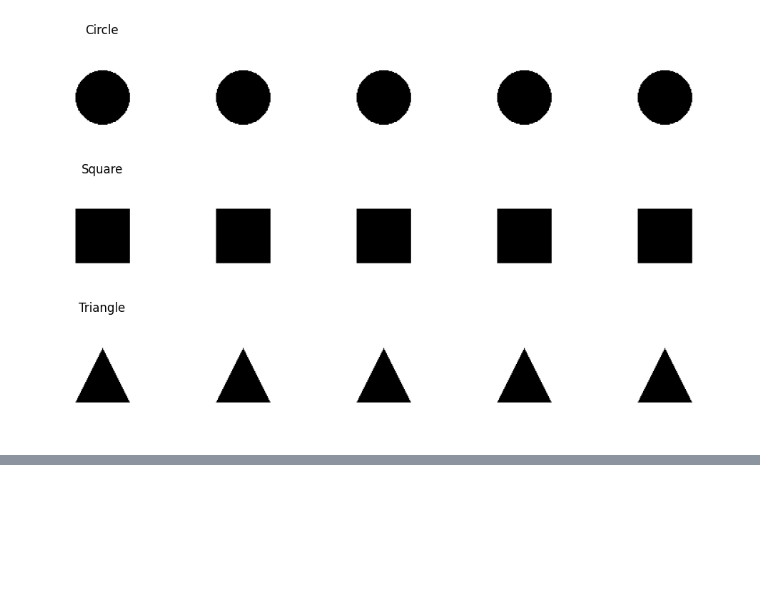
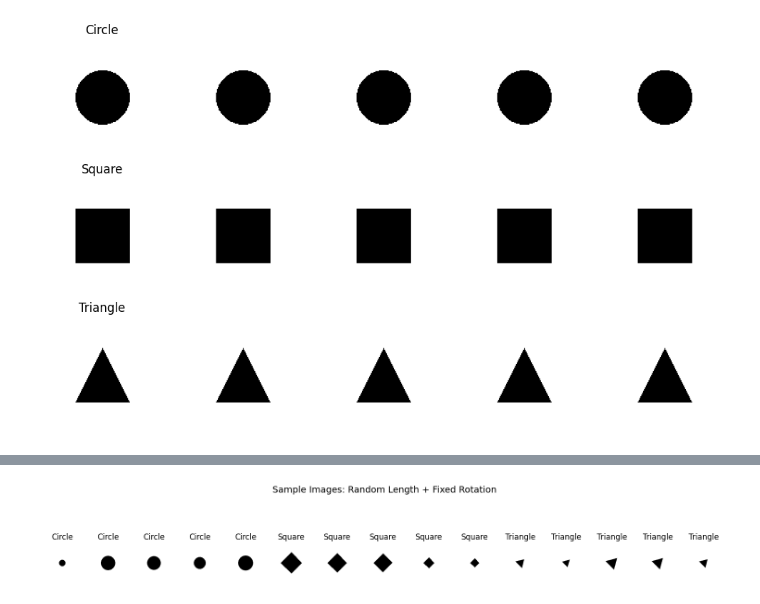
Before and after one commit to yasirusama61/ShapeClassifierPyTorch, a Jupyter notebook: Shape_Classifier.ipynb, the cells around one changed output, grey strips where cells are left out. Saved outputs shown, nothing was run; the diff lists cells and outputs as text; code cells hidden in the pictures; blank space fills up the shorter version.

```diff
--- a/Shape_Classifier.ipynb
+++ b/Shape_Classifier.ipynb
@@ -592,0 +792,36 @@ plt.show()
+# %%
+import os
+import random
+import matplotlib.pyplot as plt
+from PIL import Image
+
+# === Config ===
+DATA_DIR = "data/random_length_fixed_rotation"
+CLASSES = ["circle", "square", "triangle"]
+SAMPLES_PER_CLASS = 5  # number of samples to show per class
+
+# === Load Samples ===
+samples = []
+
+for cls in CLASSES:
+    cls_dir = os.path.join(DATA_DIR, cls)
+    all_files = [f for f in os.listdir(cls_dir) if f.endswith(".png")]
+    selected = random.sample(all_files, SAMPLES_PER_CLASS)
+    samples.extend([(os.path.join(cls_dir, f), cls.capitalize()) for f in selected])
+
+# === Plot ===
+plt.figure(figsize=(15, 3))
+
+for i, (img_path, label) in enumerate(samples):
+    img = Image.open(img_path)
+    plt.subplot(1, len(samples), i + 1)
+    plt.imshow(img)
+    plt.title(label)
+    plt.axis("off")
+
+plt.tight_layout()
+plt.suptitle(" Sample Images: Random Length + Fixed Rotation", fontsize=14)
+plt.subplots_adjust(top=0.8)
+plt.show()
+# %% [output]
+[figure, added]
```
Also changed, not shown: parts of 19 cells of this notebook.
